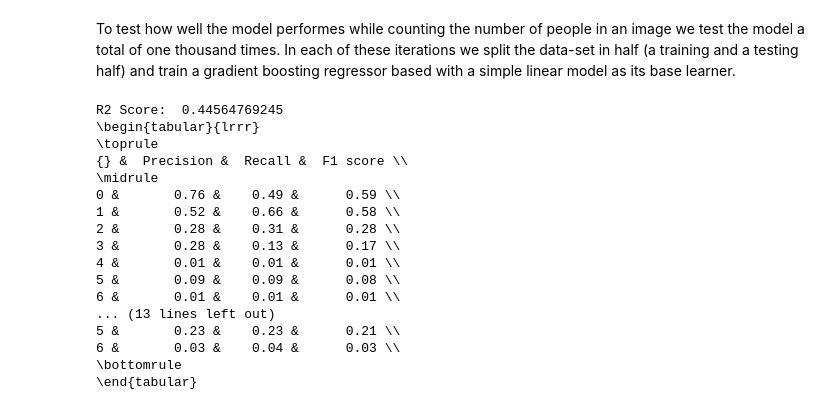
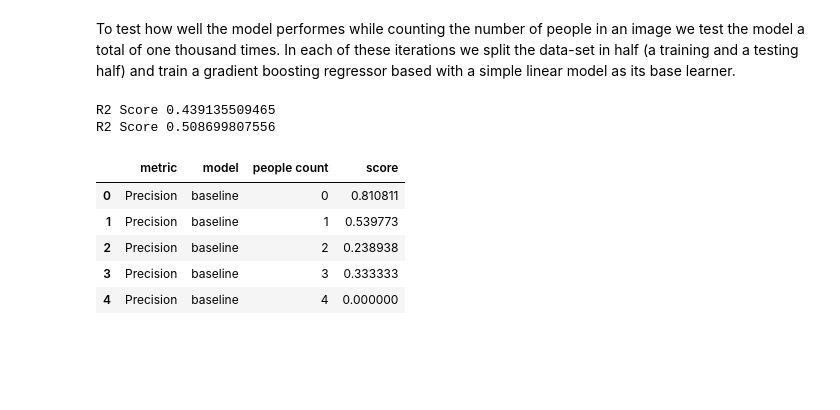
Before and after one commit to dmancevo/CompressingDeepConvNets, a Jupyter notebook: Networks/Top_Down_Counter/Top Down View Counter Results.ipynb, the cells around one changed output. Saved outputs shown, nothing was run; the diff lists cells and outputs as text; code cells hidden in the pictures; blank space fills up the shorter version.

```diff
--- a/Networks/Top_Down_Counter/Top Down View Counter Results.ipynb
+++ b/Networks/Top_Down_Counter/Top Down View Counter Results.ipynb
@@ -76,11 +76,16 @@ from sklearn.metrics import r2_score
 from sklearn.metrics import precision_recall_fscore_support
 from xgboost import XGBRegressor as XGB
 
-for dframe in [df0, df]:
+#data = {"value_{0}".format(i):[] for i in range(7)}
+#data["metric"] =  []
+#data["model"]  =  []
 
-    table = pd.DataFrame(
-        columns=["Precision", "Recall", "F1 score"],
-    )
+data = {"score":[], "metric":[], "model":[], "people count":[]}
+
+R2 = []
+
+
+for mod, dframe in [("baseline", df0), ("knowledge distillation", df)]:
 
     r2, f1, pre, rec, = np.empty(shape=(0,7)), np.empty(shape=(0,7)), np.empty(shape=(0,7)), np.empty(shape=(0,7))
     for _ in range(1000):
@@ -101,50 +106,40 @@ for dframe in [df0, df]:
 
         y_true, y_pred = np.exp(y_tst), np.exp(reg.predict(X_tst))
 
-        _r2 = r2_score(y_true, y_pred)
+        R2.append(r2_score(y_true, y_pred))
 
         precision, recall, f_score, _ = precision_recall_fscore_support(
             y_true.astype(int),
             np.round(y_pred).astype(int),
         )
 
-        pre = np.concatenate((
-            pre,
-            precision[:7, np.newaxis].T
-        ), axis=0)
+        for metric, score in \
+        [("Precision", precision), ("Recall", recall), ("F1 Score", f_score)]:
 
-        rec = np.concatenate((
-            rec,
-            recall[:7, np.newaxis].T
-        ), axis=0)
+            #data["metric"].append(metric)
+            #data["model"].append(mod)
 
-        f1 = np.concatenate((
-            f1,
-            f_score[:7, np.newaxis].T
-        ), axis=0)
+            #for i in range(7):
+            #    data["value_{0}".format(i)].append(value[i])
 
-    print "R2 Score: ", np.mean(_r2)
+            for i in range(6):
+                data["metric"].append(metric)
+                data["model"].append(mod)
+                data["score"].append(score[i])
+                data["people count"].append(i)
 
-    table["Precision"] = np.mean(pre, axis=0)
-    table["Recall"] = np.mean(rec, axis=0)
-    table["F1 score"] = np.mean(f1, axis=0)
-
-    print table.round(2).to_latex()
+    print "R2 Score", np.mean(R2)
 # %% [output]
-R2 Score:  0.44564769245
-\begin{tabular}{lrrr}
-\toprule
-{} &  Precision &  Recall &  F1 score \\
-\midrule
-0 &       0.76 &    0.49 &      0.59 \\
-1 &       0.52 &    0.66 &      0.58 \\
-2 &       0.28 &    0.31 &      0.28 \\
-3 &       0.28 &    0.13 &      0.17 \\
-4 &       0.01 &    0.01 &      0.01 \\
-5 &       0.09 &    0.09 &      0.08 \\
-6 &       0.01 &    0.01 &      0.01 \\
-... (13 lines left out)
-5 &       0.23 &    0.23 &      0.21 \\
-6 &       0.03 &    0.04 &      0.03 \\
-\bottomrule
-\end{tabular}
+R2 Score 0.439135509465
+R2 Score 0.508699807556
+# %%
+table = pd.DataFrame(data)
+
+table.head()
+# %% [output]
+|  | metric | model | people count | score |
+| 0 | Precision | baseline | 0 | 0.810811 |
+| 1 | Precision | baseline | 1 | 0.539773 |
+| 2 | Precision | baseline | 2 | 0.238938 |
+| 3 | Precision | baseline | 3 | 0.333333 |
+| 4 | Precision | baseline | 4 | 0.000000 |
```
Also changed, not shown: parts of 1 cell of this notebook, 1 other file.
